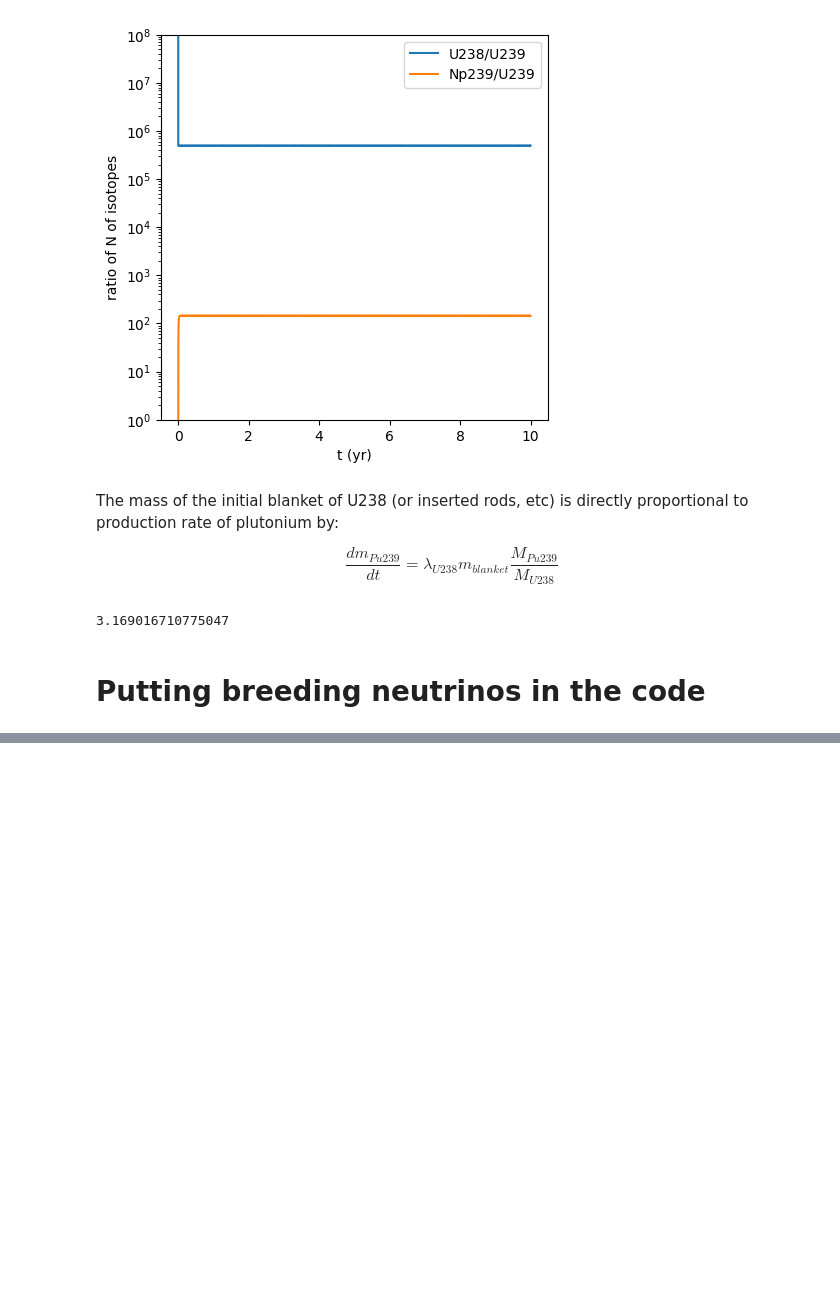
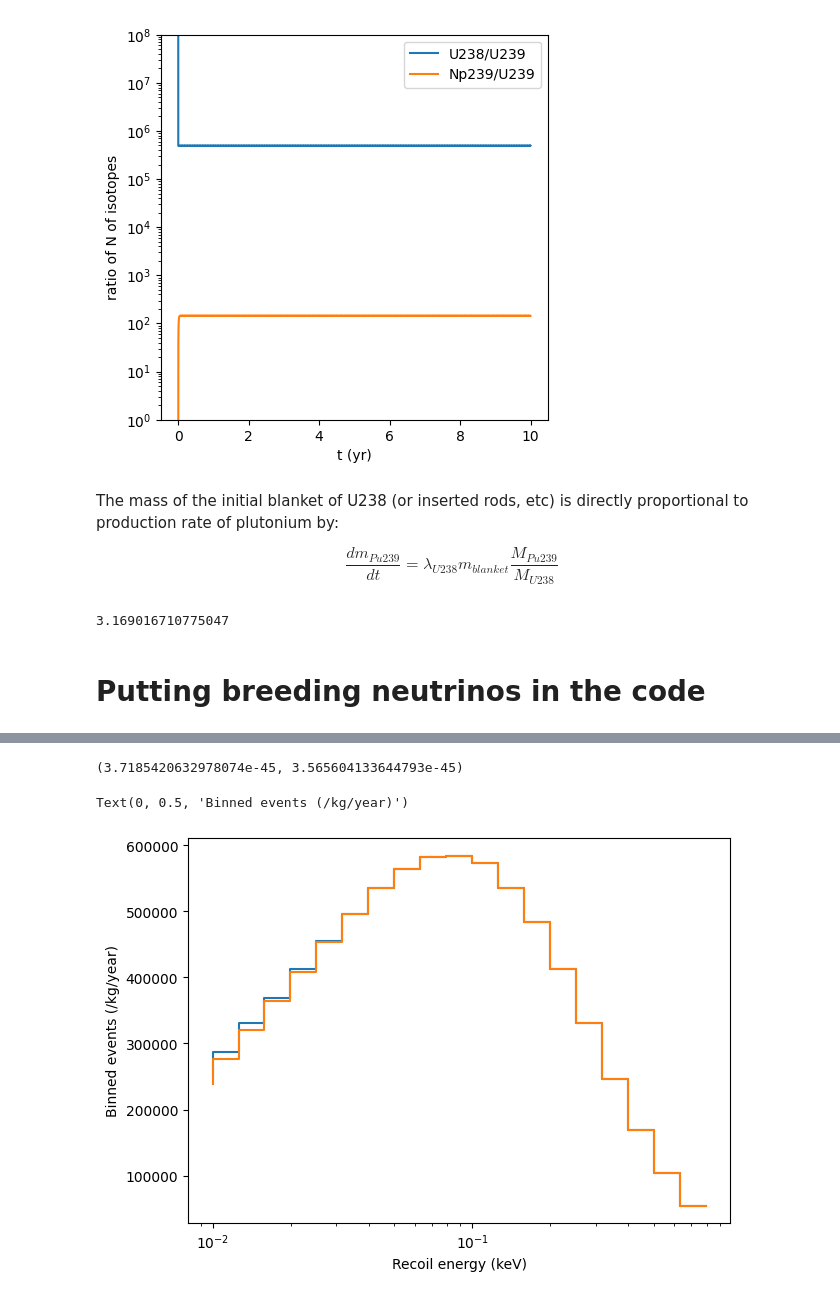
Before and after one commit to RitterCat/reactor-nu-cevns, a Jupyter notebook: breeding_isotope_spectra.ipynb, the cells around one changed output, grey strips where cells are left out. Drawn from its saved outputs; the diff is of its cells as text; code cells hidden in the pictures; blank space fills up the shorter version.

```diff
--- a/breeding_isotope_spectra.ipynb
+++ b/breeding_isotope_spectra.ipynb
@@ -310,0 +348,39 @@ breeding_spectra
+# %%
+ER = 0.01*keV
+material = 'Ge'
+offset = 1*METER
+dR_dER(ER, material, offset, fission_rate_per_isotope, breeding_rate), dR_dER(ER, material, offset, fission_rate_per_isotope)
+# %% [output]
+(3.7185420632978074e-45, 3.565604133644793e-45)
+# %%
+ER_min = 0.01*keV
+ER_max = 1*keV
+nbins=20
+bin_edges = np.logspace(np.log10(ER_min), np.log10(ER_max), nbins+1)
+
+exposure = KILOGRAM*YEAR
+
+def get_bin_counts(fission_rate_per_isotope, breeding_rate=0, detector_material='Ge', bin_edges=bin_edges, offset=offset):
+    bin_counts = []
+    for i in range(nbins):
+        bin_counts.append(np.floor(quad(
+            dR_dER, bin_edges[i], bin_edges[i+1], args=(detector_material, offset, fission_rate_per_isotope, breeding_rate)
+            )[0]*exposure))
+    return bin_counts
+
+bin_counts_breeding = get_bin_counts(fission_rate_per_isotope, breeding_rate=breeding_rate)
+bin_counts_no_breeding = get_bin_counts(fission_rate_per_isotope)
+# %%
+fig, ax = plt.subplots(figsize=(7,5))
+
+ax.step(bin_edges[:-1]/keV, bin_counts_breeding)
+ax.step(bin_edges[:-1]/keV, bin_counts_no_breeding)
+
+ax.set_xscale('log')
+# ax.set_yscale('log')
+
+ax.set_xlabel('Recoil energy (keV)')
+ax.set_ylabel('Binned events (/kg/year)')
+# %% [output]
+Text(0, 0.5, 'Binned events (/kg/year)')
+[figure, added]
```
Also changed, not shown: parts of 8 cells of this notebook, 11 other files.
